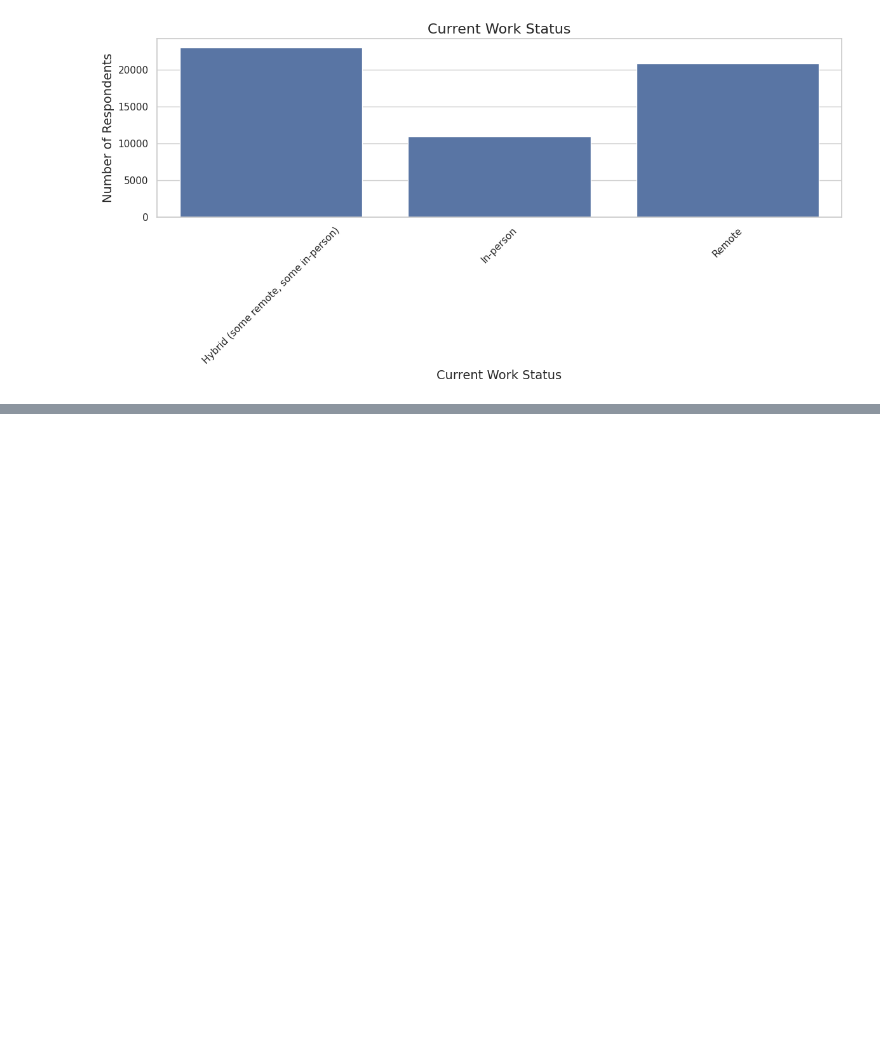
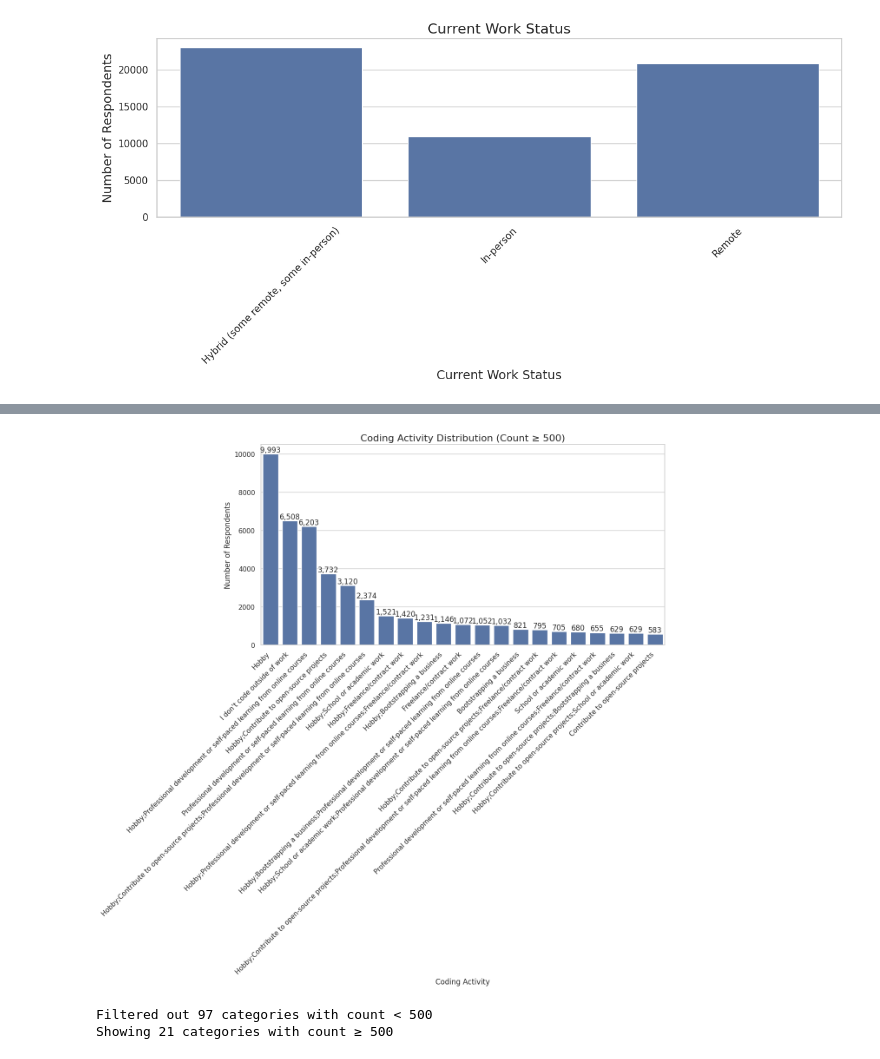
Before and after one commit to gorky93/stackoverflow_analysis, a Jupyter notebook: stackoverflow24.ipynb, the cells around one changed output, grey strips where cells are left out. Drawn from its saved outputs; the diff is of its cells as text; code cells hidden in the pictures; blank space fills up the shorter version.

```diff
--- a/stackoverflow24.ipynb
+++ b/stackoverflow24.ipynb
@@ -301,0 +335,30 @@ plt.show()
+# %%
+# Get value counts for CodingActivities column
+CodingActivities_counts = survey_results['CodingActivities'].value_counts()
+
+# Filter to only include categories with count >= 500
+filtered_CodingActivities = CodingActivities_counts[CodingActivities_counts >= 500]
+
+
+# Create the visualization with the filtered data
+plt.figure(figsize=(12, 6))
+sns.barplot(x=filtered_CodingActivities.index, y=filtered_CodingActivities.values)
+plt.title('Coding Activity Distribution (Count ≥ 500)', fontsize=16)
+plt.xlabel('Coding Activity', fontsize=12)
+plt.ylabel('Number of Respondents', fontsize=12)
+plt.xticks(rotation=45, ha='right')
+plt.tight_layout()
+
+# Add count labels
+for i, v in enumerate(filtered_CodingActivities.values):
+    plt.text(i, v, f'{v:,}', ha='center', va='bottom')
+
+plt.show()
+
+# Print how many categories were filtered out
+print(f"Filtered out {len(CodingActivities_counts) - len(filtered_CodingActivities)} categories with count < 500")
+print(f"Showing {len(filtered_CodingActivities)} categories with count ≥ 500")
+# %% [output]
+[figure, added]
+Filtered out 97 categories with count < 500
+Showing 21 categories with count ≥ 500
```
Also changed, not shown: parts of 9 cells of this notebook.
